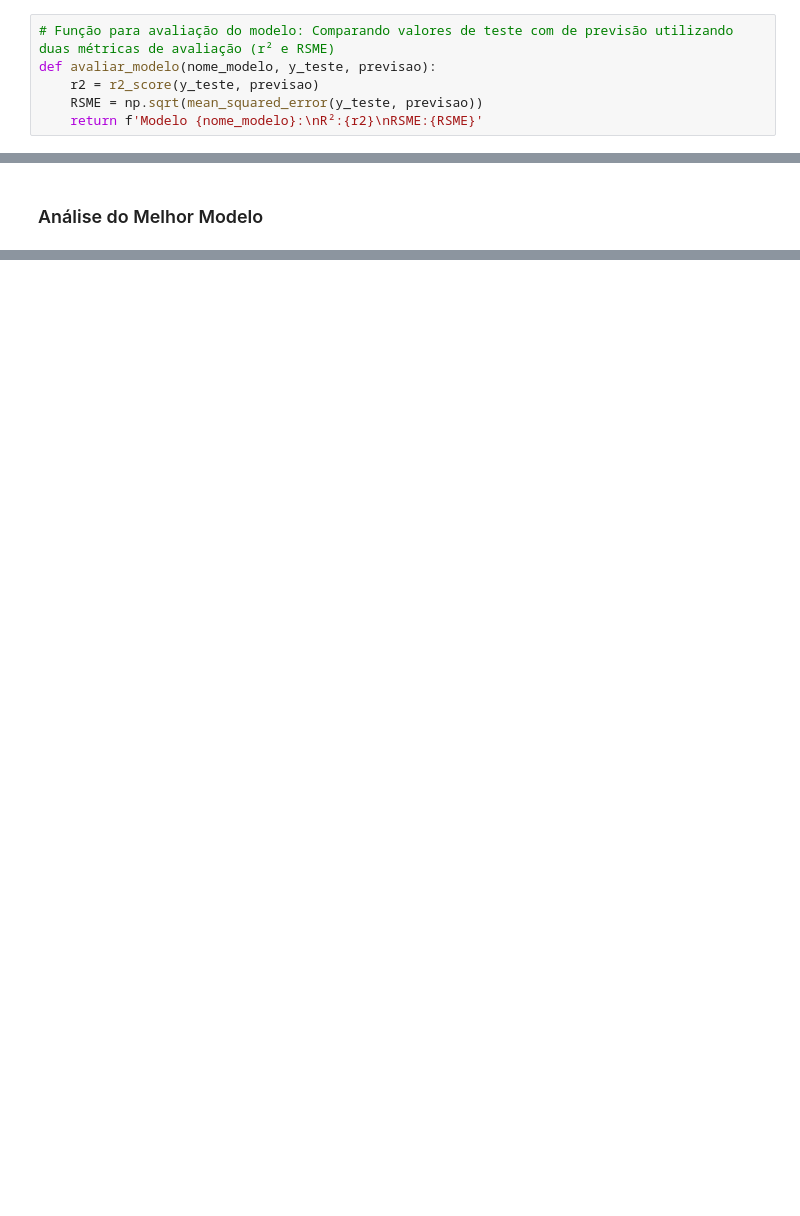
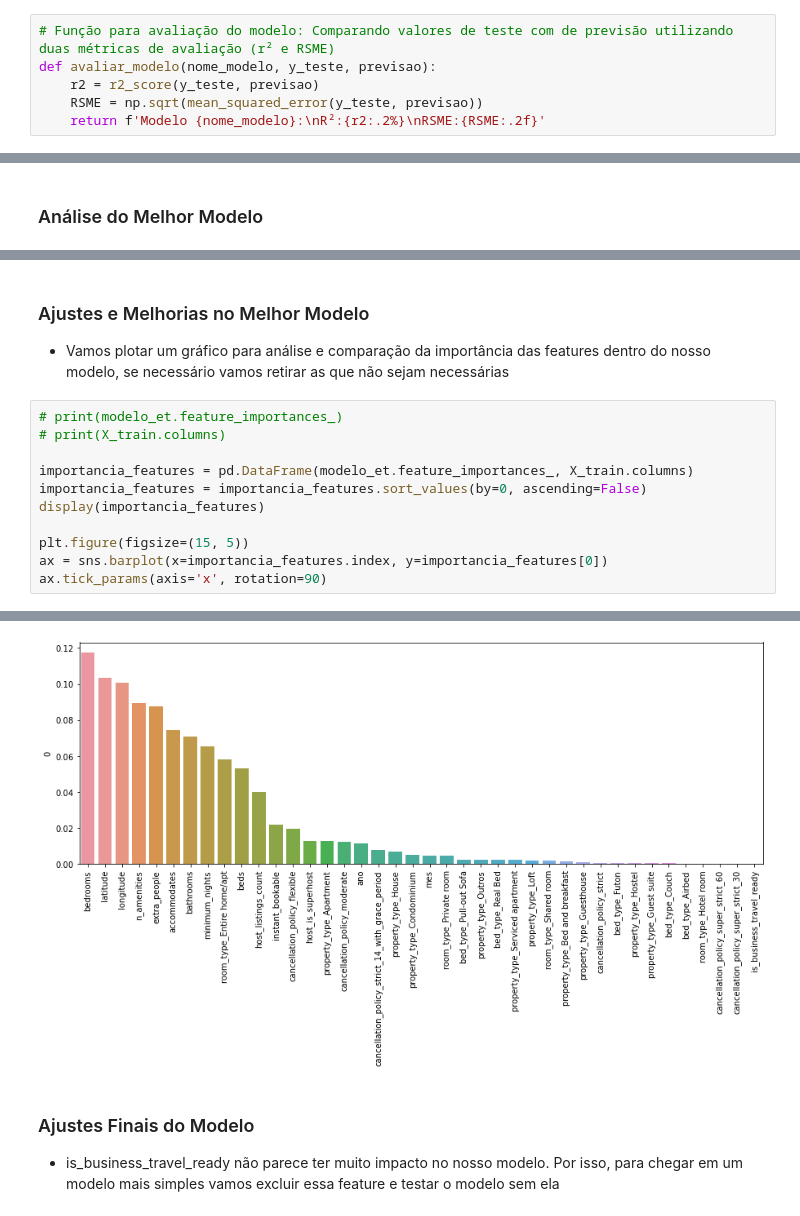
Before and after one commit to hugomacielads/Projeto01-Data-Science-ML, a Jupyter notebook: Solução Airbnb Rio.ipynb, the cells around one changed output, grey strips where cells are left out. Cells and saved outputs as stored; diff of their text form; blank space fills up the shorter version.

Commit message:
(14/01) Escolha do Melhor Modelo e Exclusão de features neutras

```diff
--- a/Solução Airbnb Rio.ipynb
+++ b/Solução Airbnb Rio.ipynb
@@ -606,7 +606,7 @@ display(base_airbnb_cod.head())
 def avaliar_modelo(nome_modelo, y_teste, previsao):
     r2 = r2_score(y_teste, previsao)
     RSME = np.sqrt(mean_squared_error(y_teste, previsao))
-    return f'Modelo {nome_modelo}:\nR²:{r2}\nRSME:{RSME}'
+    return f'Modelo {nome_modelo}:\nR²:{r2:.2%}\nRSME:{RSME:.2f}'
 # %% [markdown]
 - Escolha dos Modelos a Serem Testados
     1. RandomForest
@@ -652,0 +678,16 @@ RSME:41.86435411427656
+# %% [markdown]
+### Ajustes e Melhorias no Melhor Modelo
+
+- Vamos plotar um gráfico para análise e comparação da importância das features dentro do nosso modelo, se necessário vamos retirar as que não sejam necessárias
+# %%
+# print(modelo_et.feature_importances_)
+# print(X_train.columns)
+
+importancia_features = pd.DataFrame(modelo_et.feature_importances_, X_train.columns)
+importancia_features = importancia_features.sort_values(by=0, ascending=False)
+display(importancia_features)
+
+plt.figure(figsize=(15, 5))
+ax = sns.barplot(x=importancia_features.index, y=importancia_features[0])
+ax.tick_params(axis='x', rotation=90)
+# %% [output]
@@ -652,0 +711,5 @@ RSME:41.86435411427656
+[figure, added]
+# %% [markdown]
+### Ajustes Finais do Modelo
+
+- is_business_travel_ready não parece ter muito impacto no nosso modelo. Por isso, para chegar em um modelo mais simples vamos excluir essa feature e testar o modelo sem ela
```
Also changed, not shown: parts of 10 cells of this notebook.
